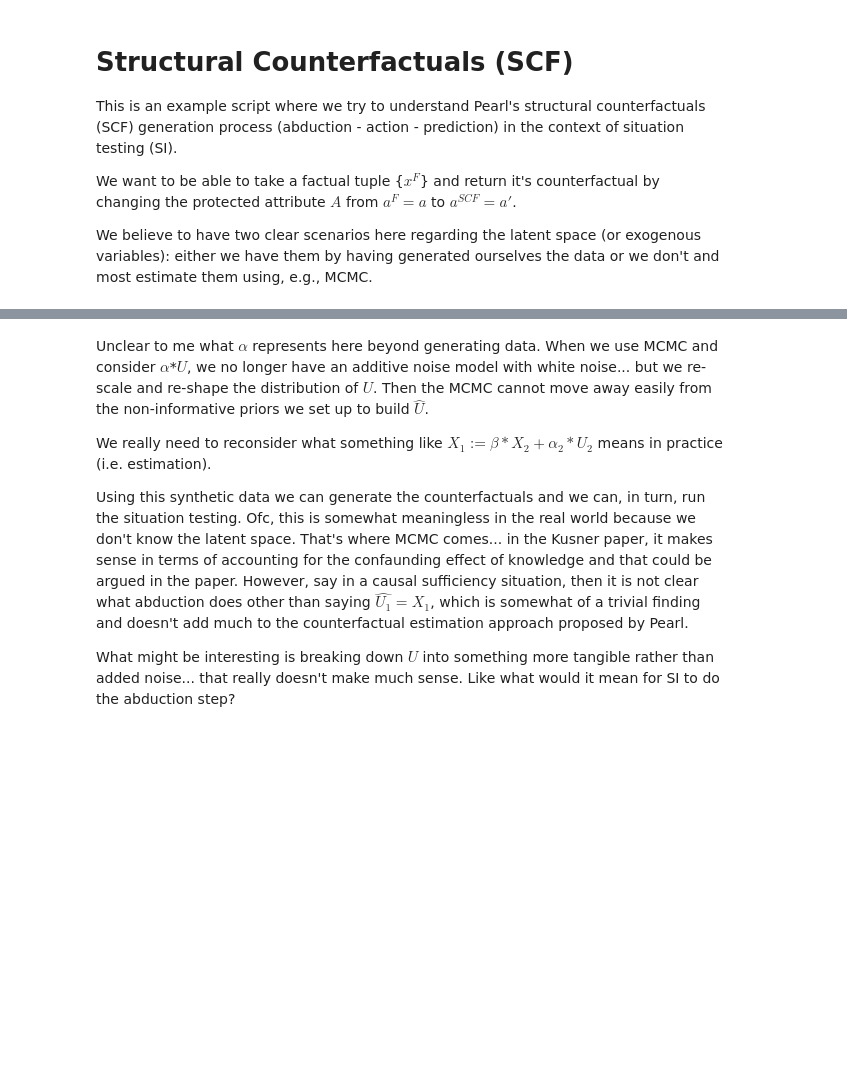
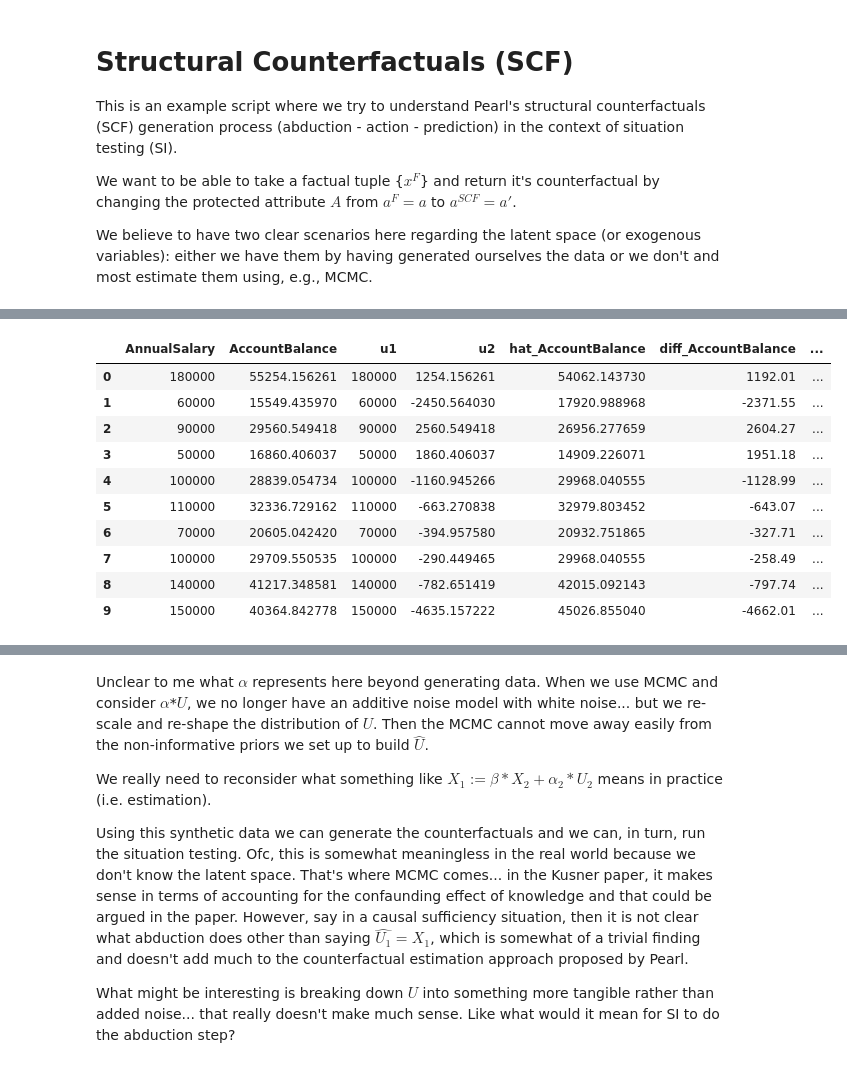
Before and after one commit to cc-jalvarez/counterfactual-situation-testing, a Jupyter notebook: synthetic_scf.ipynb, the cells around one changed output, grey strips where cells are left out. Cells and saved outputs as stored; diff of their text form; code cells hidden in the pictures; blank space fills up the shorter version.

```diff
--- a/synthetic_scf.ipynb
+++ b/synthetic_scf.ipynb
@@ -50,0 +167,15 @@ y = np.sign(x1 + beta_2*x2 - 225000)
+# %%
+scf_data['perc_diff_AccountBalance'] = round( np.sqrt( (scf_data['AccountBalance'] - scf_data['hat_AccountBalance'])**2 ) * 100 / scf_data['AccountBalance'], 2)
+scf_data.head(10)
+# %% [output]
+|  | AnnualSalary | AccountBalance | u1 | u2 | hat_AccountBalance | diff_AccountBalance | ... |
+| 0 | 180000 | 55254.156261 | 180000 | 1254.156261 | 54062.143730 | 1192.01 | ... |
+| 1 | 60000 | 15549.435970 | 60000 | -2450.564030 | 17920.988968 | -2371.55 | ... |
+| 2 | 90000 | 29560.549418 | 90000 | 2560.549418 | 26956.277659 | 2604.27 | ... |
+| 3 | 50000 | 16860.406037 | 50000 | 1860.406037 | 14909.226071 | 1951.18 | ... |
+| 4 | 100000 | 28839.054734 | 100000 | -1160.945266 | 29968.040555 | -1128.99 | ... |
+| 5 | 110000 | 32336.729162 | 110000 | -663.270838 | 32979.803452 | -643.07 | ... |
+| 6 | 70000 | 20605.042420 | 70000 | -394.957580 | 20932.751865 | -327.71 | ... |
+| 7 | 100000 | 29709.550535 | 100000 | -290.449465 | 29968.040555 | -258.49 | ... |
+| 8 | 140000 | 41217.348581 | 140000 | -782.651419 | 42015.092143 | -797.74 | ... |
+| 9 | 150000 | 40364.842778 | 150000 | -4635.157222 | 45026.855040 | -4662.01 | ... |
```
Also changed, not shown: parts of 45 cells of this notebook, 1 other file.
